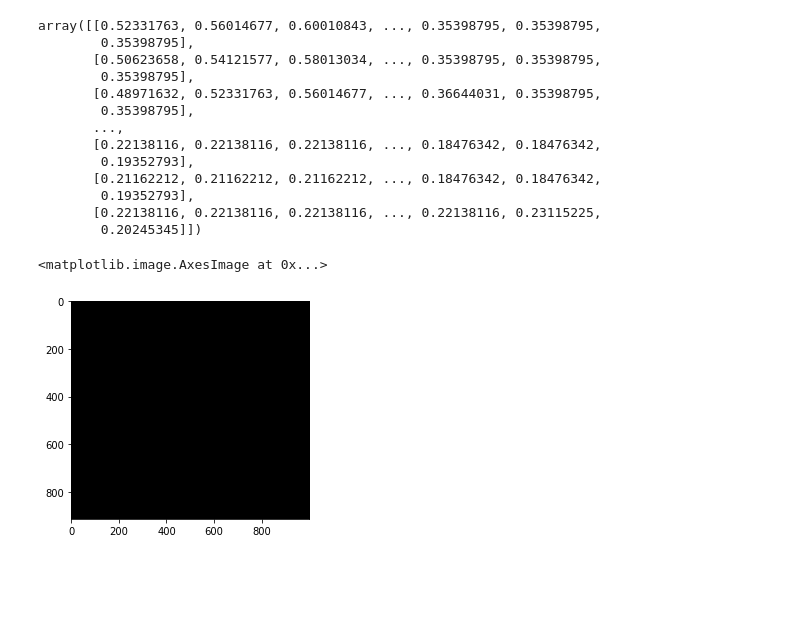
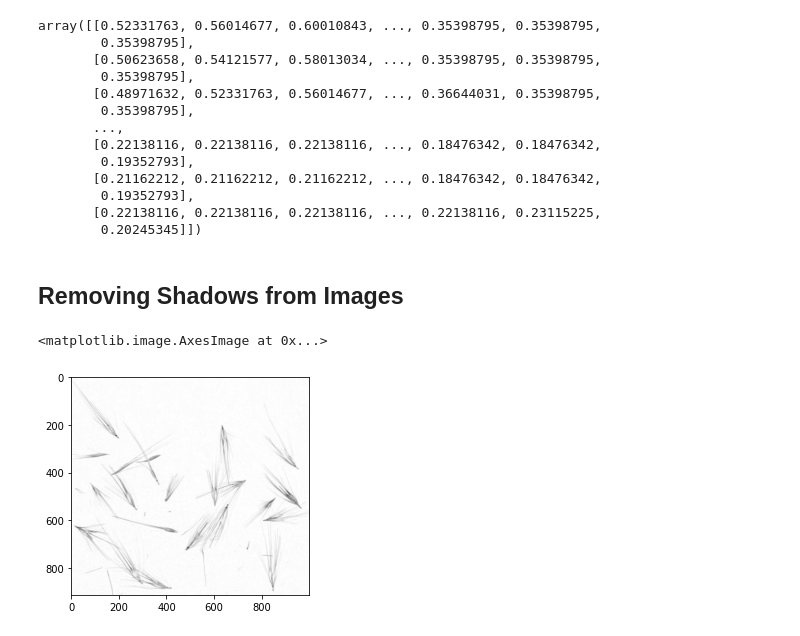
Before and after one commit to mjdall/seeds_on_a_plate, a Jupyter notebook: seed_contrasting.ipynb, the cells around one changed output. Saved outputs shown, nothing was run; the diff lists cells and outputs as text; code cells hidden in the pictures; blank space fills up the shorter version.

Commit message:
Add Shadow Removing

```diff
--- a/seed_contrasting.ipynb
+++ b/seed_contrasting.ipynb
@@ -262,13 +247,36 @@ array([[0.52331763, 0.56014677, 0.60010843, ..., 0.35398795, 0.35398795,
         0.19352793],
        [0.22138116, 0.22138116, 0.22138116, ..., 0.22138116, 0.23115225,
         0.20245345]])
-# %%
-global_norm = global_contrast_normalization(image)
-
-global_norm_edges = cv2.Canny(np.uint8(global_norm), 50, 200)
-
-# todo: get this working
-plt.imshow(global_norm_edges, cmap="gray")
-# %% [output]
-<matplotlib.image.AxesImage at 0x...>
-[figure, removed]
+# %% [markdown]
+## Removing Shadows from Images
+# %%
+# Shadow removal code:
+def remove_shadows(img, norm=True):
+  rgb_planes = cv2.split(image)
+
+  result_planes = []
+
+  for plane in rgb_planes:
+      dilated_img = cv2.dilate(plane, np.ones((7,7), np.uint8))
+      bg_img = cv2.medianBlur(dilated_img, 21)
+      diff_img = 255 - cv2.absdiff(plane, bg_img)
+
+      # normalise if set
+      if norm:
+        diff_img = cv2.normalize(
+            diff_img,
+            None,
+            alpha=0,
+            beta=255,
+            norm_type=cv2.NORM_MINMAX,
+            dtype=cv2.CV_8UC1)
+
+      result_planes.append(diff_img)
+
+  return cv2.merge(result_planes)
+
+no_shadows_norm = remove_shadows(result_norm)
+plt.imshow(no_shadows_norm, cmap="gray")
+# %% [output]
+<matplotlib.image.AxesImage at 0x...>
+[figure, added]
```
Also changed, not shown: parts of 24 cells of this notebook.
